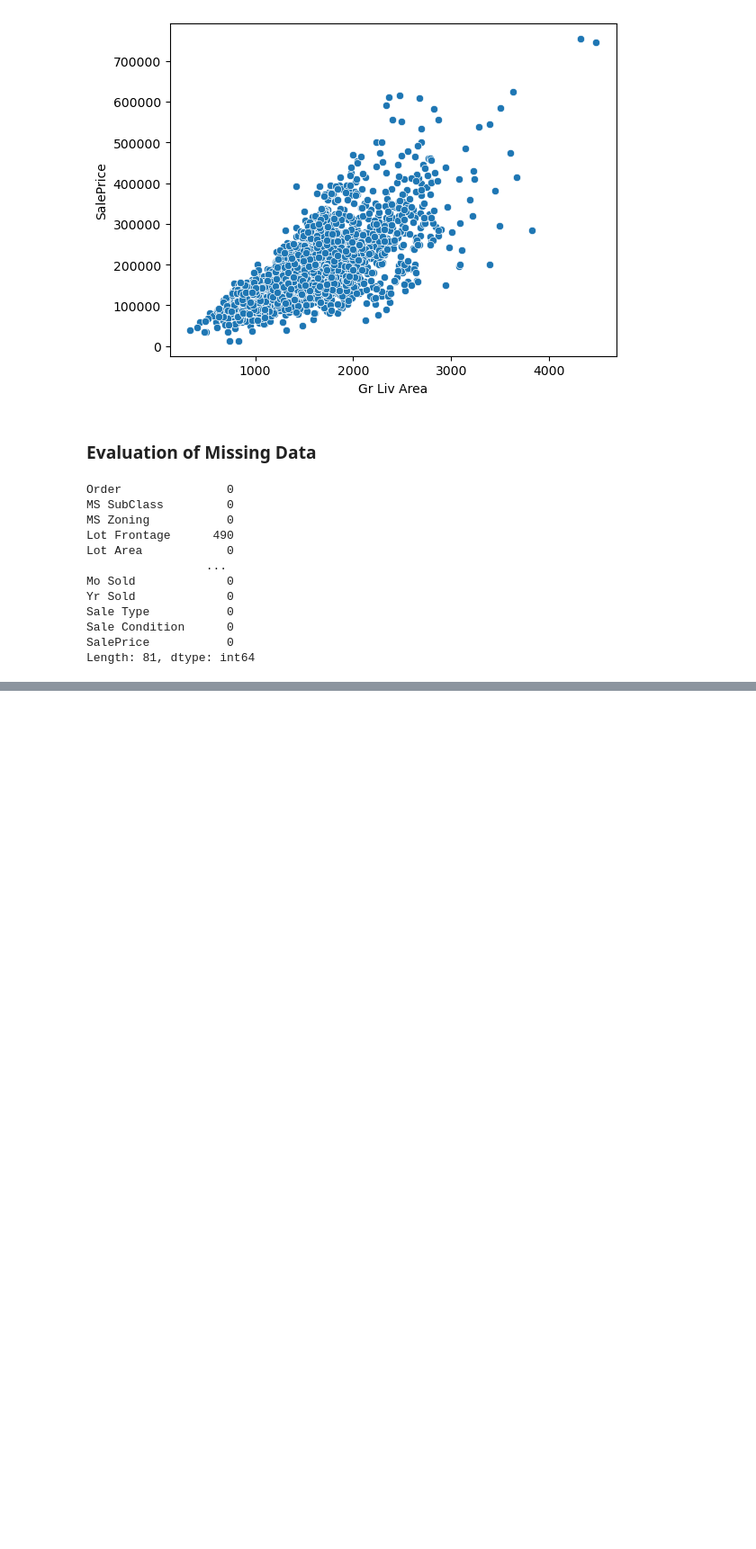
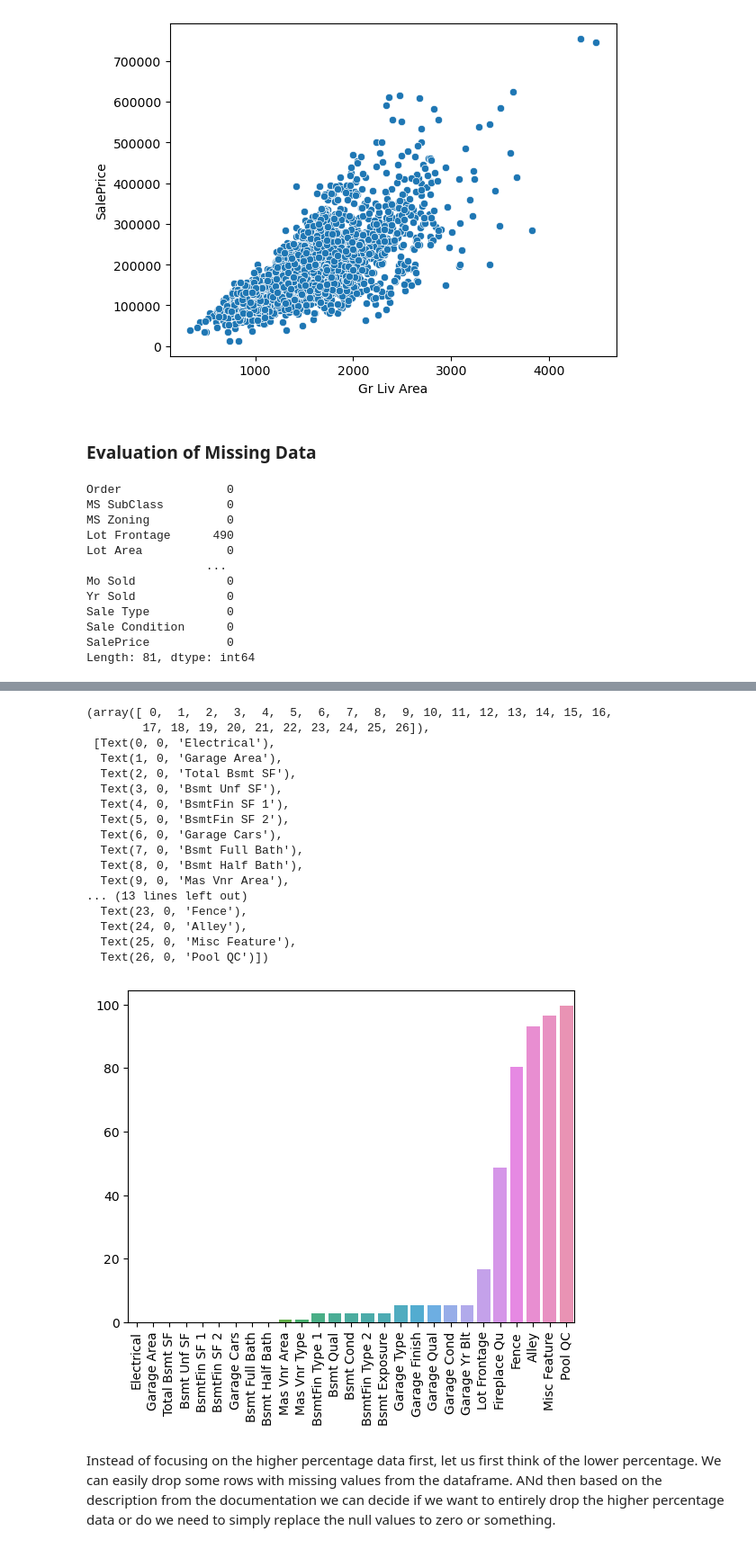
Before and after one commit to darshitttt/AI_ML_Learning, a Jupyter notebook: ML_Course/Notebooks/FeatureEngineering.ipynb, the cells around one changed output, grey strips where cells are left out. Shown: that part at 90% size. Drawn from its saved outputs; the diff is of its cells as text; code cells hidden in the pictures; blank space fills up the shorter version.

```diff
--- a/ML_Course/Notebooks/FeatureEngineering.ipynb
+++ b/ML_Course/Notebooks/FeatureEngineering.ipynb
@@ -150,3 +152,11 @@ Sale Type           0
 Sale Condition      0
 SalePrice           0
 Length: 81, dtype: int64
+# %%
+def percent_missing(df):
+    percent_nan = 100 * df.isnull().sum() / len(df)
+    percent_nan = percent_nan[percent_nan>0].sort_values()
+    return percent_nan
+# %%
+percent_nan = percent_missing(df)
+percent_nan
@@ -152,0 +181,25 @@ Length: 81, dtype: int64
+# %%
+sns.barplot(x=percent_nan.index, y=percent_nan)
+plt.xticks(rotation=90)
+# %% [output]
+(array([ 0,  1,  2,  3,  4,  5,  6,  7,  8,  9, 10, 11, 12, 13, 14, 15, 16,
+        17, 18, 19, 20, 21, 22, 23, 24, 25, 26]),
+ [Text(0, 0, 'Electrical'),
+  Text(1, 0, 'Garage Area'),
+  Text(2, 0, 'Total Bsmt SF'),
+  Text(3, 0, 'Bsmt Unf SF'),
+  Text(4, 0, 'BsmtFin SF 1'),
+  Text(5, 0, 'BsmtFin SF 2'),
+  Text(6, 0, 'Garage Cars'),
+  Text(7, 0, 'Bsmt Full Bath'),
+  Text(8, 0, 'Bsmt Half Bath'),
+  Text(9, 0, 'Mas Vnr Area'),
+... (13 lines left out)
+  Text(23, 0, 'Fence'),
+  Text(24, 0, 'Alley'),
+  Text(25, 0, 'Misc Feature'),
+  Text(26, 0, 'Pool QC')])
+[figure, added]
+# %% [markdown]
+Instead of focusing on the higher percentage data first, let us first think of the lower percentage.
+We can easily drop some rows with missing values from the dataframe. ANd then based on the description from the documentation we can decide if we want to entirely drop the higher percentage data or do we need to simply replace the null values to zero or something.
```
Also changed, not shown: parts of 13 cells of this notebook.
